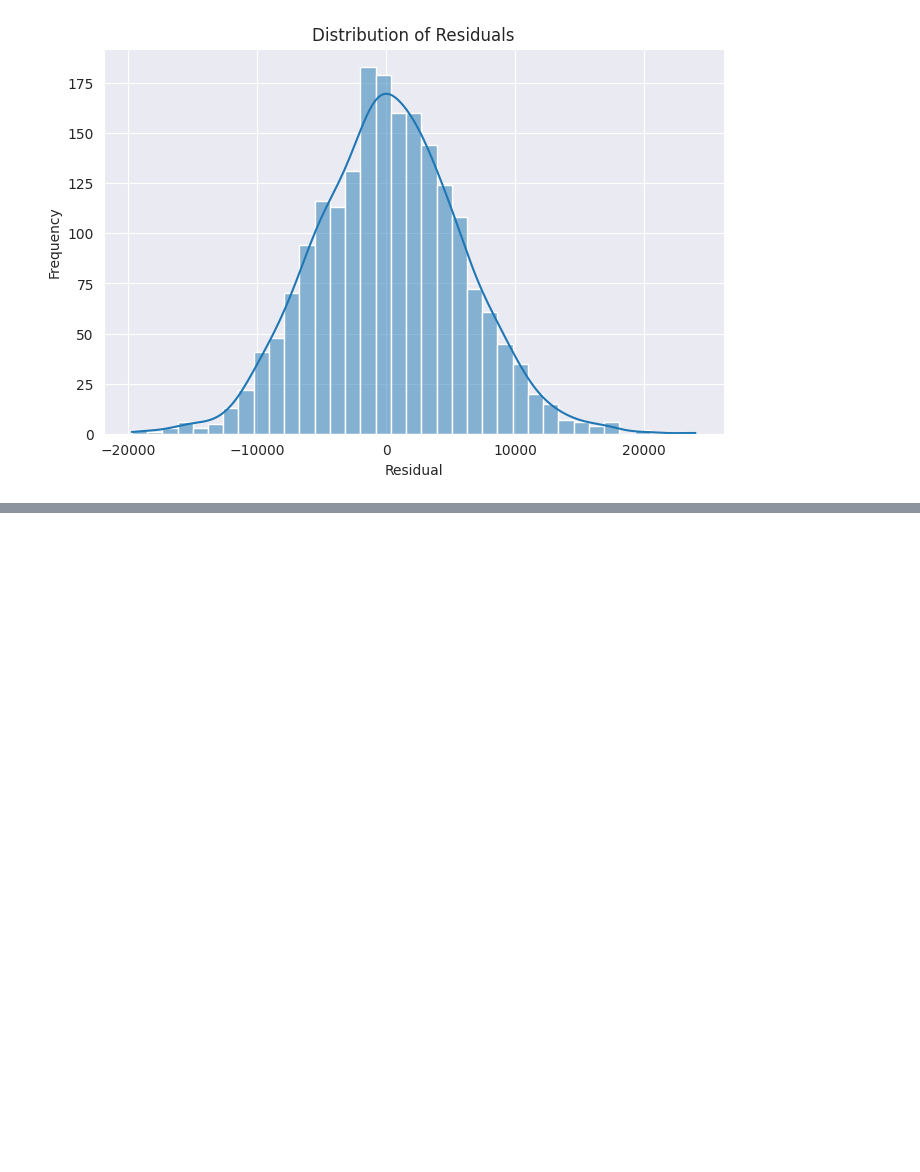
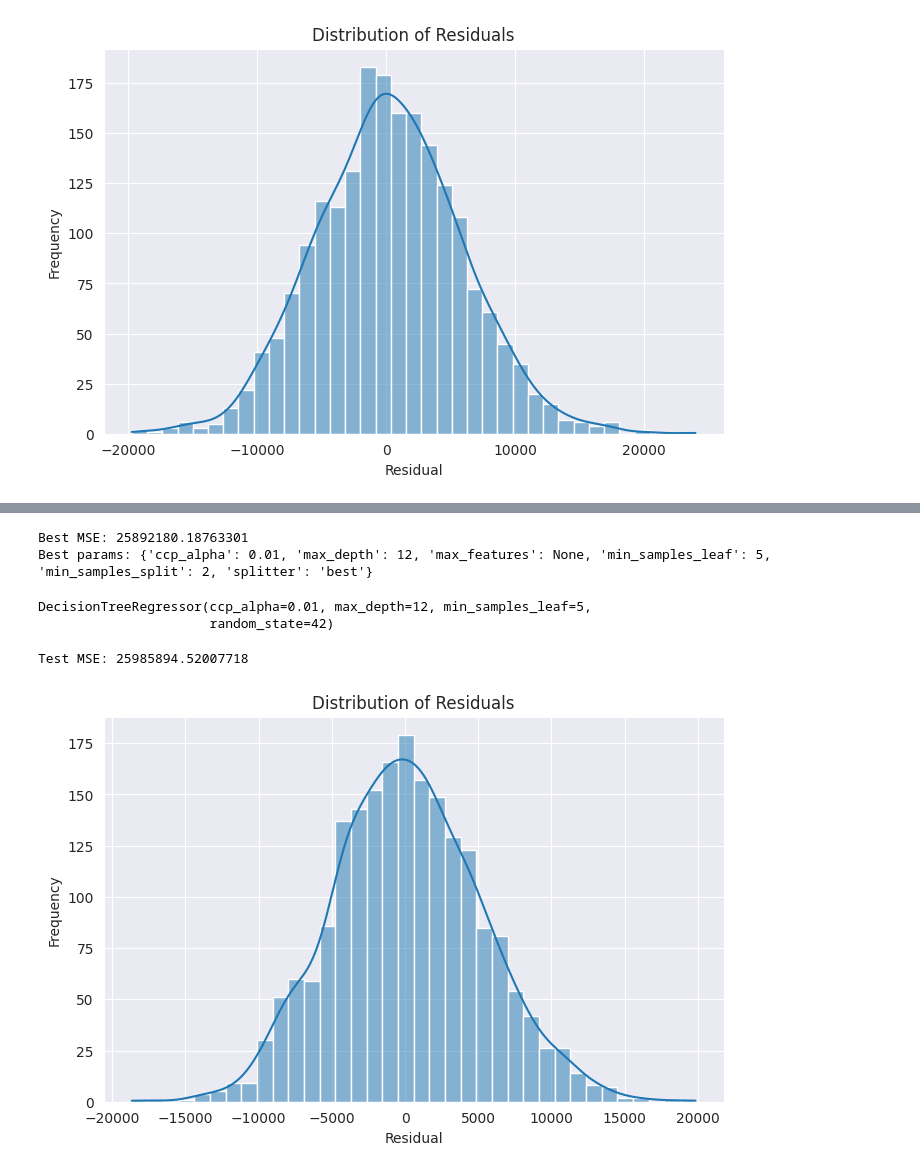
Before and after one commit to lategardener/paris_housing_price_prediction, a Jupyter notebook: notebooks/regression.ipynb, the cells around one changed output, grey strips where cells are left out. Drawn from its saved outputs; the diff is of its cells as text; code cells hidden in the pictures; blank space fills up the shorter version.

Commit message:
second model : Decision tree with grid search

```diff
--- a/notebooks/regression.ipynb
+++ b/notebooks/regression.ipynb
@@ -180,0 +191,49 @@ residuals_distribution(y_test, y_pred_tree)
+# %%
+# Dictionary of parameters to test
+param_grid = {
+    'splitter': ['best', 'random'],
+    'max_depth': [None, 5, 8, 10, 12, 17,  20],
+    'min_samples_split': [2, 5, 10, 15, 30, 45, 50, 70],
+    'min_samples_leaf': [1, 2, 5, 10, 15, 20],
+    'max_features': [None,  'sqrt', 'log2'],
+    'ccp_alpha': [0.0, 0.01, 0.1]
+}
+# %%
+from sklearn.model_selection import ParameterGrid
+
+best_score = float('inf')
+best_params = None
+
+grid = ParameterGrid(param_grid)
+
+for params in tqdm(grid, desc="Grid Search"):
+    model = DecisionTreeRegressor(**params)
+    model.fit(X_train, y_train)
+    y_pred = model.predict(X_test)
+    score = mean_squared_error(y_test, y_pred)
+
+    if score < best_score:
+        best_score = score
+        best_params = params
+# %%
+print("\nBest MSE:", best_score)
+print("Best params:", best_params)
+# %% [output]
+Best MSE: 25892180.18763301
+Best params: {'ccp_alpha': 0.01, 'max_depth': 12, 'max_features': None, 'min_samples_leaf': 5, 'min_samples_split': 2, 'splitter': 'best'}
+# %%
+final_model = DecisionTreeRegressor(**best_params, random_state=42)
+final_model.fit(X_train, y_train)
+# %% [output]
+DecisionTreeRegressor(ccp_alpha=0.01, max_depth=12, min_samples_leaf=5,
+                      random_state=42)
+# %%
+y_pred_gridsearch = final_model.predict(X_test)
+test_mse = mean_squared_error(y_test, y_pred_gridsearch)
+print("Test MSE:", test_mse)
+# %% [output]
+Test MSE: 25985894.52007718
+# %%
+residuals_distribution(y_test, y_pred_gridsearch)
+# %% [output]
+[figure, added]
```
Also changed, not shown: parts of 3 cells of this notebook.
